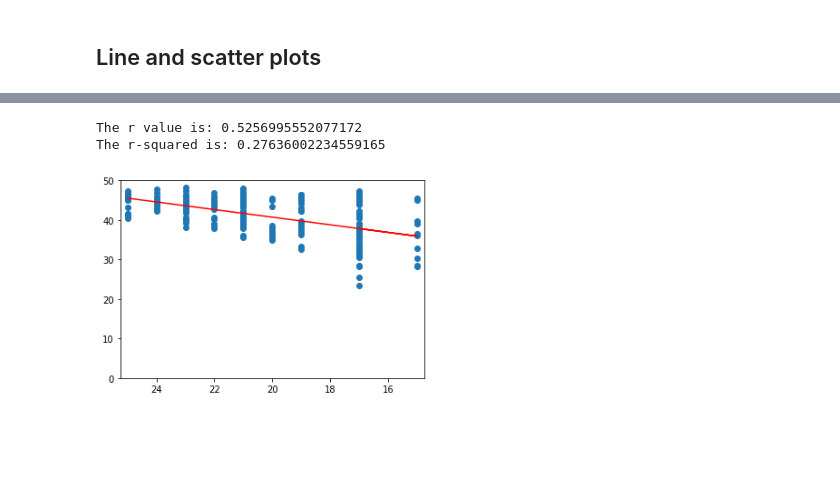
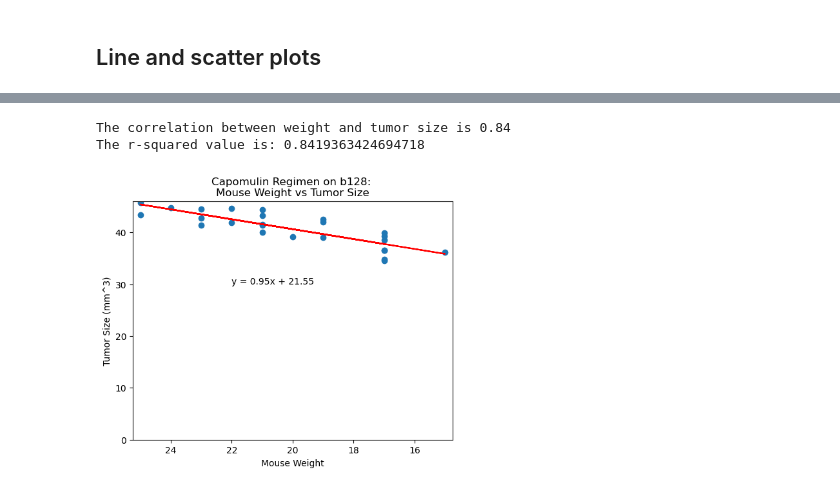
Before and after one commit to nberman12/Matplotlib-Challenge, a Jupyter notebook: Pymaceuticals_Matplotlib.ipynb, the cells around one changed output, grey strips where cells are left out. Drawn from its saved outputs; the diff is of its cells as text; code cells hidden in the pictures; blank space fills up the shorter version.

```diff
--- a/Pymaceuticals_Matplotlib.ipynb
+++ b/Pymaceuticals_Matplotlib.ipynb
@@ -39,0 +78,6 @@ study_results.head()
+# %%
+clean_data = combined_df.copy()
+clean_data =clean_data.set_index('Mouse ID')
+clean_data = clean_data.drop(index = 'g989')
+clean_data = clean_data.reset_index()
+clean_data.head()
@@ -182,11 +344,17 @@ plt.show()
 # %%
 # Generate a scatter plot of mouse weight versus average tumor volume for the Capomulin regimen
-capomulin_df = combined_df[combined_df['Drug Regimen']=="Capomulin"]
+capomulin_df = clean_data[clean_data['Drug Regimen']=="Capomulin"]
+capomulin_groupby_weight = capomulin_df.groupby('Mouse ID').mean()
+capomulin_groupby_weight =capomulin_groupby_weight.reset_index()
+capomulin_df_reduced =capomulin_groupby_weight[['Weight (g)', 'Tumor Volume (mm3)']]
 
+capomulin_df_reduced.plot.scatter('Weight (g)','Tumor Volume (mm3)').invert_xaxis()
 
-capomulin_df_size =capomulin_df[['Weight (g)', 'Tumor Volume (mm3)']]
+plt.xlabel('Mouse Weight')
+plt.ylabel('Tumor Size (mm^3)')
+plt.title(f'Capomulin Regimen on {mouse_id}: \nMouse Weight vs Tumor Size')
 
-capomulin_df_size.plot.scatter('Weight (g)','Tumor Volume (mm3)').invert_xaxis()
+plt.ylim(0,50)
 
 
 plt.show()
@@ -195,24 +363,34 @@ plt.show()
 # %%
 # Calculate the correlation coefficient and linear regression model for mouse weight and average tumor volume for the Capomulin regimen
 
 fig , ax = plt.subplots()
-x_values =capomulin_df_size['Weight (g)']
-y_values =capomulin_df_size['Tumor Volume (mm3)']
+x_values =capomulin_groupby_weight['Weight (g)']
+y_values =capomulin_groupby_weight['Tumor Volume (mm3)']
+
+#Correlation
+correlation = st.pearsonr(x_values,y_values)
+print(f"The correlation between weight and tumor size is {round(correlation[0],2)}")
 
 (slope, intercept, rvalue, pvalue, stderr) = st.linregress(x_values, y_values)
 regress_values = x_values * slope + intercept
 line_eq = "y = " + str(round(slope,2)) + "x + " + str(round(intercept,2))
 plt.scatter(x_values,y_values)
 plt.plot(x_values,regress_values,"r-")
 
 ax.set_xlim(25.25,14.75)
 ax.set_ylim(0,50)
 
-plt.annotate(line_eq,(6,10),fontsize = 15, color = "red")
-print(f"The r value is: {rvalue}")
-print(f"The r-squared is: {rvalue**2}")
+plt.annotate(line_eq,(6,10), color = "red")
+
+plt.xlabel('Mouse Weight')
+plt.ylabel('Tumor Size (mm^3)')
+plt.title(f"Capomulin Regimen on {mouse_id}: \nMouse Weight vs Tumor Size")
+plt.ylim(0,46)
+ax.text(22,30,line_eq)
+
+print(f"The r-squared value is: {rvalue}")
 plt.show()
 # %% [output]
-The r value is: 0.5256995552077172
-The r-squared is: 0.27636002234559165
+The correlation between weight and tumor size is 0.84
+The r-squared value is: 0.8419363424694718
-[figure, old version]
+[figure, new version]
```
Also changed, not shown: parts of 15 cells of this notebook.
